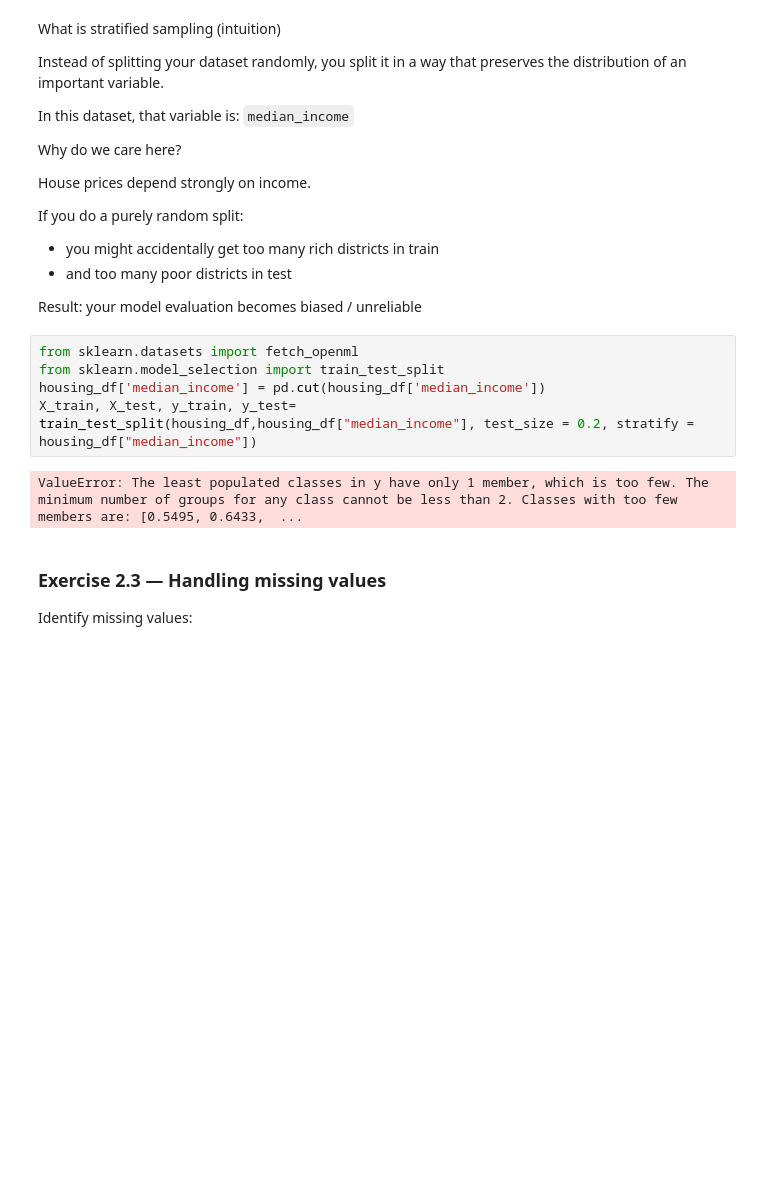
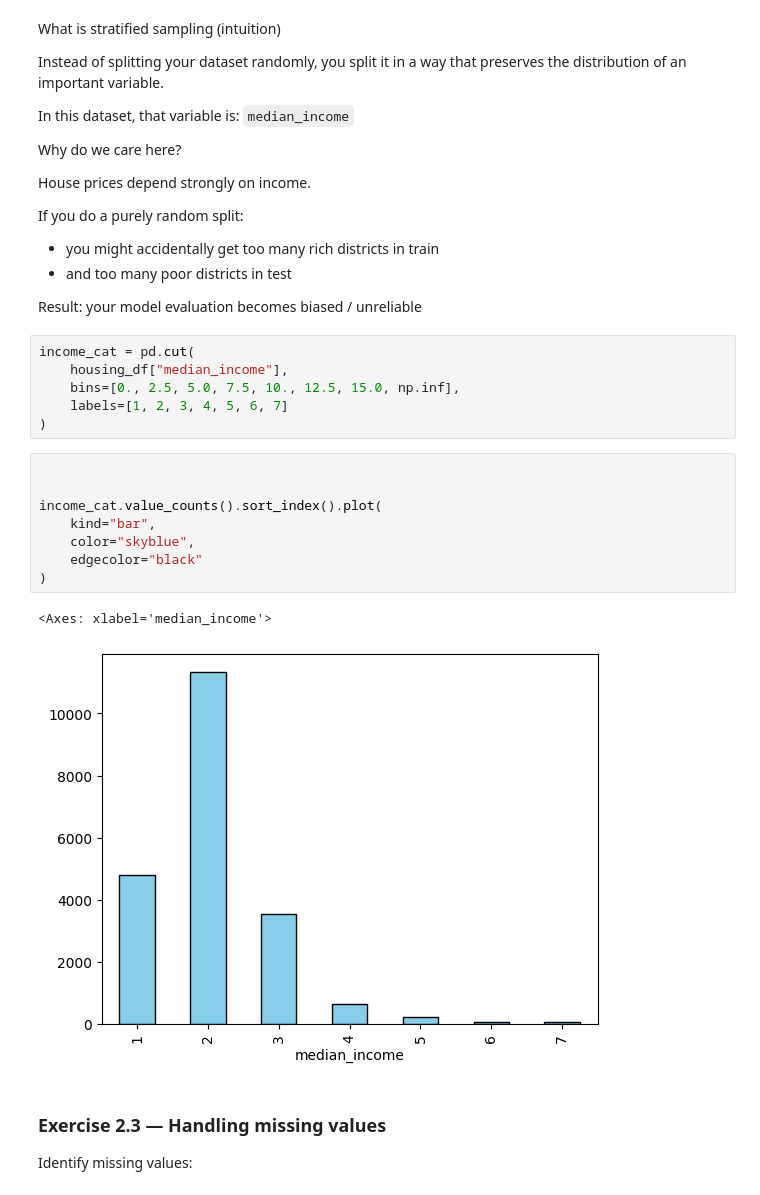
Before and after one commit to Kaosspel/CaliforniaHousing, a Jupyter notebook: 5-housing-exercise-empty.ipynb, the cells around one changed output. Drawn from its saved outputs; the diff is of its cells as text; blank space fills up the shorter version.

```diff
--- a/5-housing-exercise-empty.ipynb
+++ b/5-housing-exercise-empty.ipynb
@@ -300,13 +303,23 @@ If you do a purely random split:
 - and too many poor districts in test
 
 Result: your model evaluation becomes biased / unreliable
-# %%
-from sklearn.datasets import fetch_openml
-from sklearn.model_selection import train_test_split
-housing_df['median_income'] = pd.cut(housing_df['median_income'])
-X_train, X_test, y_train, y_test= train_test_split(housing_df,housing_df["median_income"], test_size = 0.2, stratify = housing_df["median_income"])
-# %% [output]
-ValueError: The least populated classes in y have only 1 member, which is too few. The minimum number of groups for any class cannot be less than 2. Classes with too few members are: [0.5495, 0.6433,  ...
+# %%
+income_cat = pd.cut(
+    housing_df["median_income"],
+    bins=[0., 2.5, 5.0, 7.5, 10., 12.5, 15.0, np.inf],
+    labels=[1, 2, 3, 4, 5, 6, 7]
+)
+# %%
+
+
+income_cat.value_counts().sort_index().plot(
+    kind="bar",
+    color="skyblue",
+    edgecolor="black"
+)
+# %% [output]
+<Axes: xlabel='median_income'>
+[figure, added]
 # %% [markdown]
 ### Exercise 2.3 — Handling missing values
 
```
Also changed, not shown: parts of 6 cells of this notebook.
